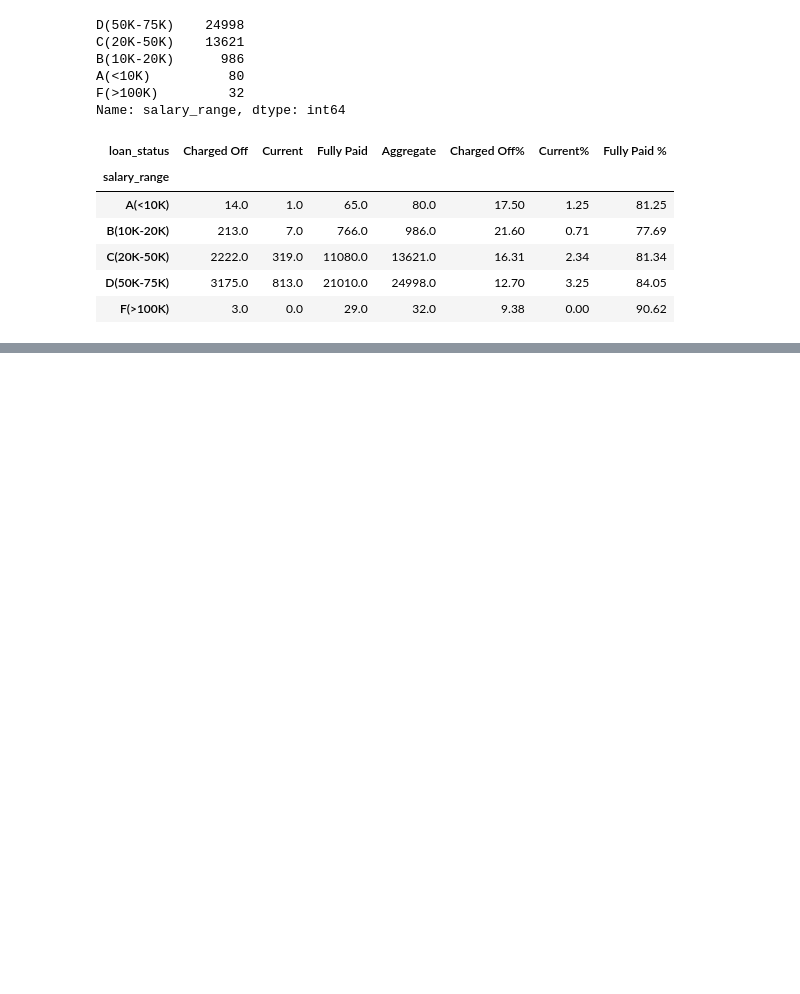
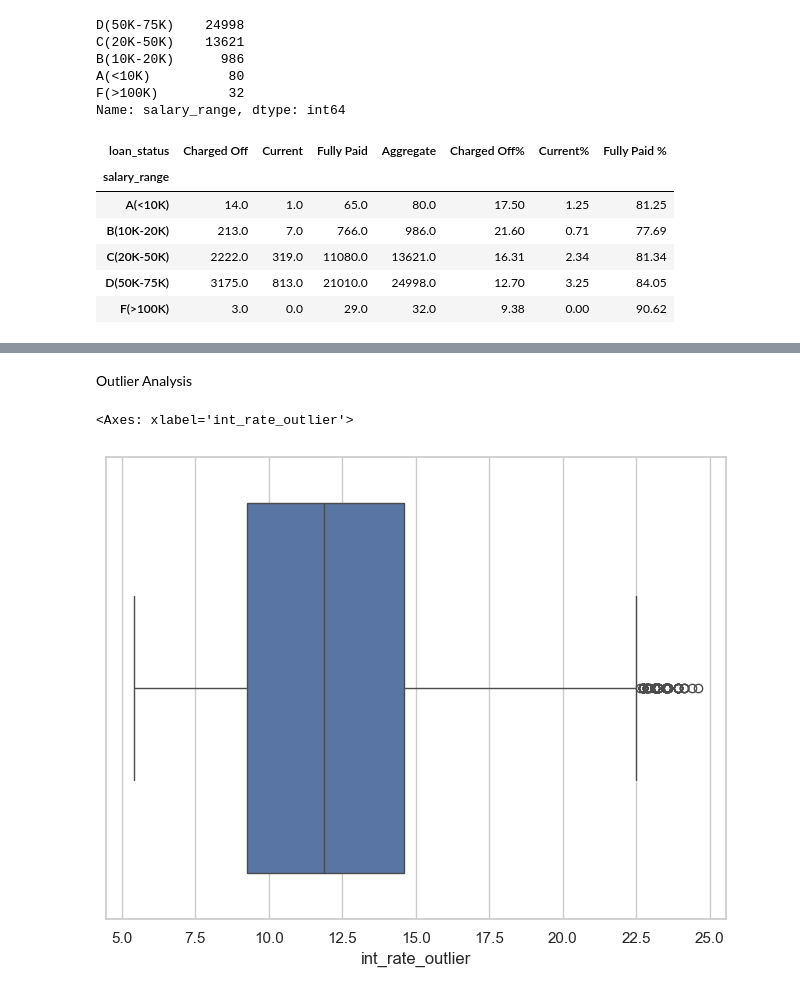
Before and after one commit to likith2201/BankLoanCaseStudy_Project, a Jupyter notebook: BankingLoanCaseStudy.ipynb, the cells around one changed output, grey strips where cells are left out. Saved outputs shown, nothing was run; the diff lists cells and outputs as text; code cells hidden in the pictures; blank space fills up the shorter version.

Commit message:
EDA and Outlier Analysis is done

```diff
--- a/BankingLoanCaseStudy.ipynb
+++ b/BankingLoanCaseStudy.ipynb
@@ -634,0 +845,12 @@ for p in ax.patches:
+# %% [markdown]
+Outlier Analysis
+# %%
+
+sns.set_style("whitegrid")
+loandf["int_rate_outlier"] = loandf["int_rate"].str.replace('%','')
+loandf["int_rate_outlier"] = loandf["int_rate_outlier"].astype(float)
+plt.figure(figsize=(8, 6))
+sns.boxplot(x=loandf["int_rate_outlier"])
+# %% [output]
+<Axes: xlabel='int_rate_outlier'>
+[figure, added]
```
Also changed, not shown: parts of 38 cells of this notebook.
